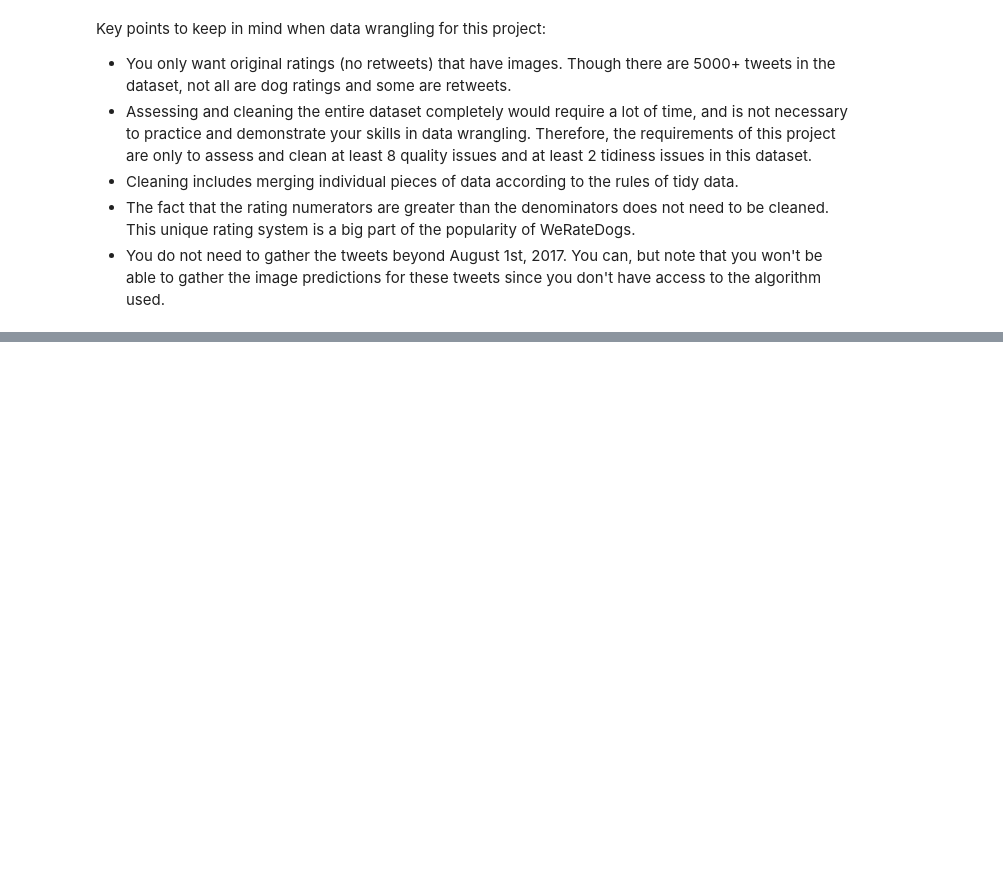
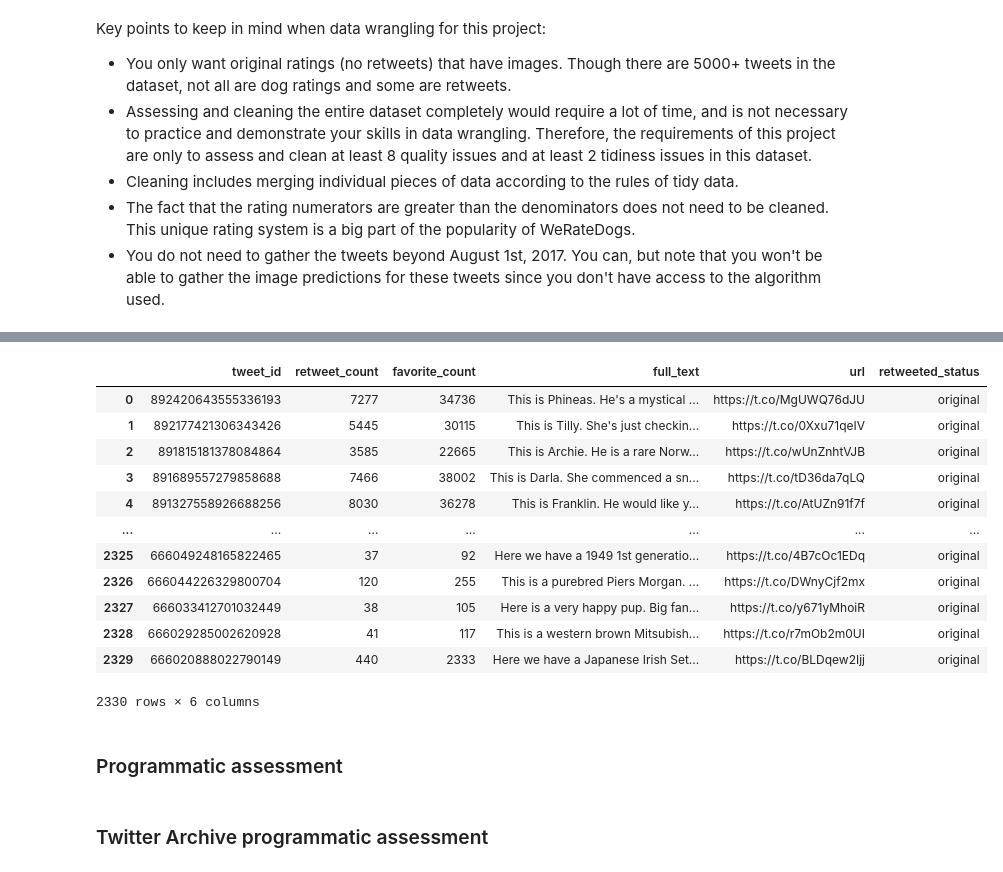
Before and after one commit to swathi-ms/Wrangle-Analyze-Data, a Jupyter notebook: wrangle_act.ipynb, the cells around one changed output, grey strips where cells are left out. Saved outputs shown, nothing was run; the diff lists cells and outputs as text; code cells hidden in the pictures; blank space fills up the shorter version.

Commit message:
Feat: Gathering and Assessing data
Gathered data from 3 different sources. Assessed all the data sources.

```diff
--- a/wrangle_act.ipynb
+++ b/wrangle_act.ipynb
@@ -83,13 +83,11 @@ fails_dict = {}
 with open('tweet_json.txt', 'w') as outfile:
     for tweet_id in tweet_ids:
         count += 1
-        print(str(count) + ": " + str(tweet_id))
         try:
             tweet = api.get_status(tweet_id, tweet_mode='extended')
-            print("Success")
-            json.dump(tweet._json, outfile, indent=4)
+            json.dump(tweet._json, outfile)
+            #json.dump(tweet._json, outfile, indent=4)
             outfile.write('\n')
         except tweepy.TweepError as e:
-            print("Fail")
             fails_dict[tweet_id] = e
             pass
@@ -120,22 +103,28 @@ Ref: https://knowledge.udacity.com/questions/280182
 # %%
 # Save the retweet and favorite counts for each tweetID in a new data frame
 
-tweet_details = pd.DataFrame(columns=['tweet_id', 'retweet_count', 'favorite_count', 'followers_count', 'friends_count','retweeted_status'])
+tweet_details = pd.DataFrame(columns=['tweet_id', 'retweet_count', 'favorite_count', 'full_text', 'url', 'retweeted_status'])
 with open ('tweet_json.txt', encoding='utf-8') as f:
     for line in f:
         status = json.loads(line)
         tweet_id = status['id_str']
         retweet_count = status['retweet_count']
         favorite_count = status['favorite_count']
-        followers_count = status['user']['followers_count']
-        friends_count = status['user']['friends_count']
-        retweeted_status = status['retweeted_status']
-        tweet_details = tweet_details.append(pd.DataFrame([[tweet_id, retweet_count, favorite_count, followers_count, friends_count, retweeted_status]],
-                                    columns=['tweet_id', 'retweet_count', 'favorite_count', 'followers_count', 'friends_count','retweeted_status']))
+        full_text = status['full_text']
+        url = full_text[full_text.find('https'):]
+        retweeted_status = status['retweeted_status'] = status.get('retweeted_status', 'original')
+        if retweeted_status == 'original':
+            url = url
+        else:
+            retweeted_status = 'retweet'
+            url = 'retweet'
+
+
+        tweet_details = tweet_details.append(pd.DataFrame([[tweet_id, retweet_count, favorite_count, full_text, url, retweeted_status]],
+                                    columns=['tweet_id', 'retweet_count', 'favorite_count', 'full_text', 'url', 'retweeted_status']))
 # %%
 # resetting index
-df = df.reset_index(drop=True)
-df
+tweet_details = tweet_details.reset_index(drop=True)
 # %% [markdown]
 ### Assessing Data
 # %% [markdown]
@@ -155,2 +173,22 @@ image_predictions
+# %%
+tweet_details
+# %% [output]
+|  | tweet_id | retweet_count | favorite_count | full_text | url | retweeted_status |
+| 0 | 892420643555336193 | 7277 | 34736 | This is Phineas. He's a mystical ... | https://t.co/MgUWQ76dJU | original |
+| 1 | 892177421306343426 | 5445 | 30115 | This is Tilly. She's just checkin... | https://t.co/0Xxu71qeIV | original |
+| 2 | 891815181378084864 | 3585 | 22665 | This is Archie. He is a rare Norw... | https://t.co/wUnZnhtVJB | original |
+| 3 | 891689557279858688 | 7466 | 38002 | This is Darla. She commenced a sn... | https://t.co/tD36da7qLQ | original |
+| 4 | 891327558926688256 | 8030 | 36278 | This is Franklin. He would like y... | https://t.co/AtUZn91f7f | original |
+| ... | ... | ... | ... | ... | ... | ... |
+| 2325 | 666049248165822465 | 37 | 92 | Here we have a 1949 1st generatio... | https://t.co/4B7cOc1EDq | original |
+| 2326 | 666044226329800704 | 120 | 255 | This is a purebred Piers Morgan. ... | https://t.co/DWnyCjf2mx | original |
+| 2327 | 666033412701032449 | 38 | 105 | Here is a very happy pup. Big fan... | https://t.co/y671yMhoiR | original |
+| 2328 | 666029285002620928 | 41 | 117 | This is a western brown Mitsubish... | https://t.co/r7mOb2m0UI | original |
+| 2329 | 666020888022790149 | 440 | 2333 | Here we have a Japanese Irish Set... | https://t.co/BLDqew2Ijj | original |
+2330 rows × 6 columns
+# %% [markdown]
+### Programmatic assessment
+# %% [markdown]
+### Twitter Archive programmatic assessment
 # %%
 archive.info()
```
Also changed, not shown: parts of 30 cells of this notebook, 4 other files.
